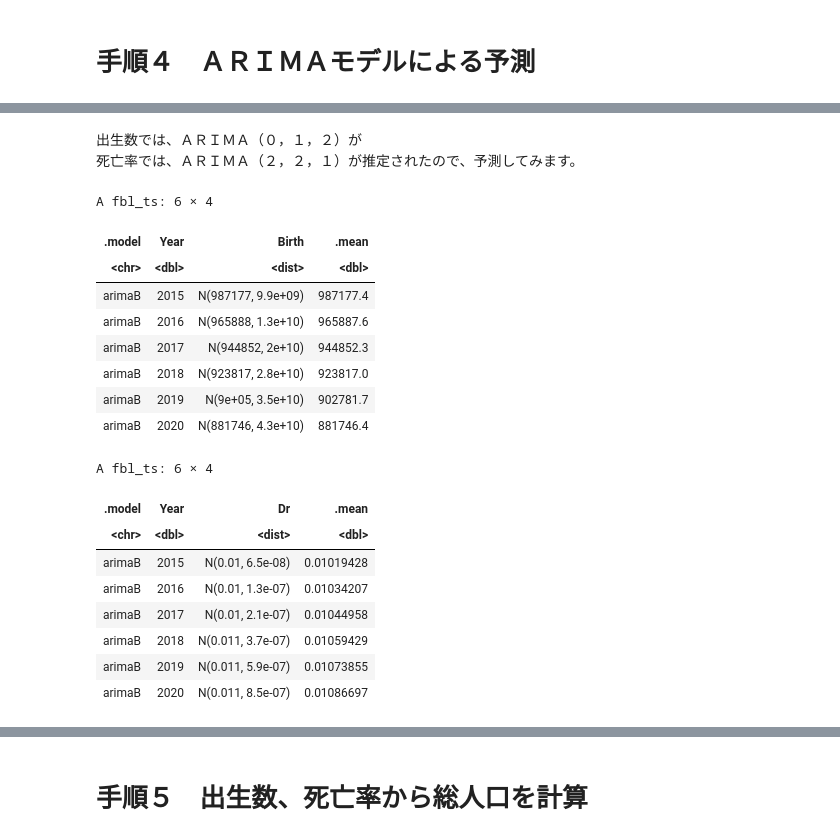
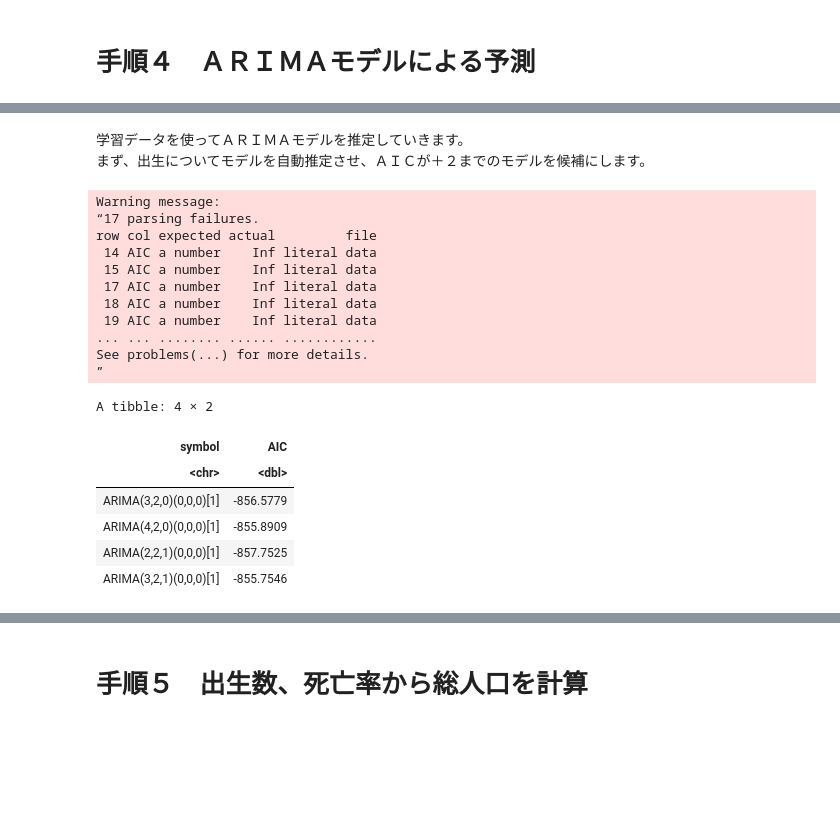
Before and after one commit to u-10bei/Population_Projections, a Jupyter notebook: ipynb/R_ARIMA_3.ipynb, the cells around one changed output, grey strips where cells are left out. Saved outputs shown, nothing was run; the diff lists cells and outputs as text; code cells hidden in the pictures; blank space fills up the shorter version.

```diff
--- a/ipynb/R_ARIMA_3.ipynb
+++ b/ipynb/R_ARIMA_3.ipynb
@@ -180,33 +152,41 @@ A mdl_df: 1 × 1
-# %% [markdown]
-出生数では、ＡＲＩＭＡ（０，１，２）が
-死亡率では、ＡＲＩＭＡ（２，２，１）が推定されたので、予測してみます。
-# %%
-# ＡＲＩＭＡによる予測
-pop_arimaB |>
-  forecast( h = "6 years") ->
-  pop_arimaB_f
-
-pop_arimaDr |>
-  forecast( h = "6 years") ->
-  pop_arimaDr_f
-pop_arimaB_f
-pop_arimaDr_f
-# %% [output]
-A fbl_ts: 6 × 4
-| .model | Year | Birth | .mean |
-| <chr> | <dbl> | <dist> | <dbl> |
-| arimaB | 2015 | N(987177, 9.9e+09) | 987177.4 |
-| arimaB | 2016 | N(965888, 1.3e+10) | 965887.6 |
-| arimaB | 2017 | N(944852, 2e+10) | 944852.3 |
-| arimaB | 2018 | N(923817, 2.8e+10) | 923817.0 |
-| arimaB | 2019 | N(9e+05, 3.5e+10) | 902781.7 |
-| arimaB | 2020 | N(881746, 4.3e+10) | 881746.4 |
-A fbl_ts: 6 × 4
-| .model | Year | Dr | .mean |
-| <chr> | <dbl> | <dist> | <dbl> |
-| arimaB | 2015 | N(0.01, 6.5e-08) | 0.01019428 |
-| arimaB | 2016 | N(0.01, 1.3e-07) | 0.01034207 |
-| arimaB | 2017 | N(0.01, 2.1e-07) | 0.01044958 |
-| arimaB | 2018 | N(0.011, 3.7e-07) | 0.01059429 |
-| arimaB | 2019 | N(0.011, 5.9e-07) | 0.01073855 |
-| arimaB | 2020 | N(0.011, 8.5e-07) | 0.01086697 |
+# %% [markdown]
+学習データを使ってＡＲＩＭＡモデルを推定していきます。
+まず、出生についてモデルを自動推定させ、ＡＩＣが＋２までのモデルを候補にします。
+# %%
+# ＡＩＣが自動推定＋２までのモデルを候補として列挙
+capture.output({
+  pop_train3 |>
+    model(
+      arima = ARIMA( Dr,
+                     ic = "aic",
+                     trace = TRUE,
+                     stepwise = FALSE ))
+}) |>
+  read_table( col_names = c( "symbol", "AIC" ),
+              col_types = "cn",
+              comment = "<" ) |>
+  na.omit() ->
+trace_arimaDr
+
+max_AICDr = min( trace_arimaDr$AIC ) + 2
+trace_arimaDr |>
+  filter( AIC < max_AICDr )
+# %% [output]
+Warning message:
+“17 parsing failures.
+row col expected actual         file
+ 14 AIC a number    Inf literal data
+ 15 AIC a number    Inf literal data
+ 17 AIC a number    Inf literal data
+ 18 AIC a number    Inf literal data
+ 19 AIC a number    Inf literal data
+... ... ........ ...... ............
+See problems(...) for more details.
+”
+A tibble: 4 × 2
+| symbol | AIC |
+| <chr> | <dbl> |
+| ARIMA(3,2,0)(0,0,0)[1] | -856.5779 |
+| ARIMA(4,2,0)(0,0,0)[1] | -855.8909 |
+| ARIMA(2,2,1)(0,0,0)[1] | -857.7525 |
+| ARIMA(3,2,1)(0,0,0)[1] | -855.7546 |
```
Also changed, not shown: parts of 10 cells of this notebook.
